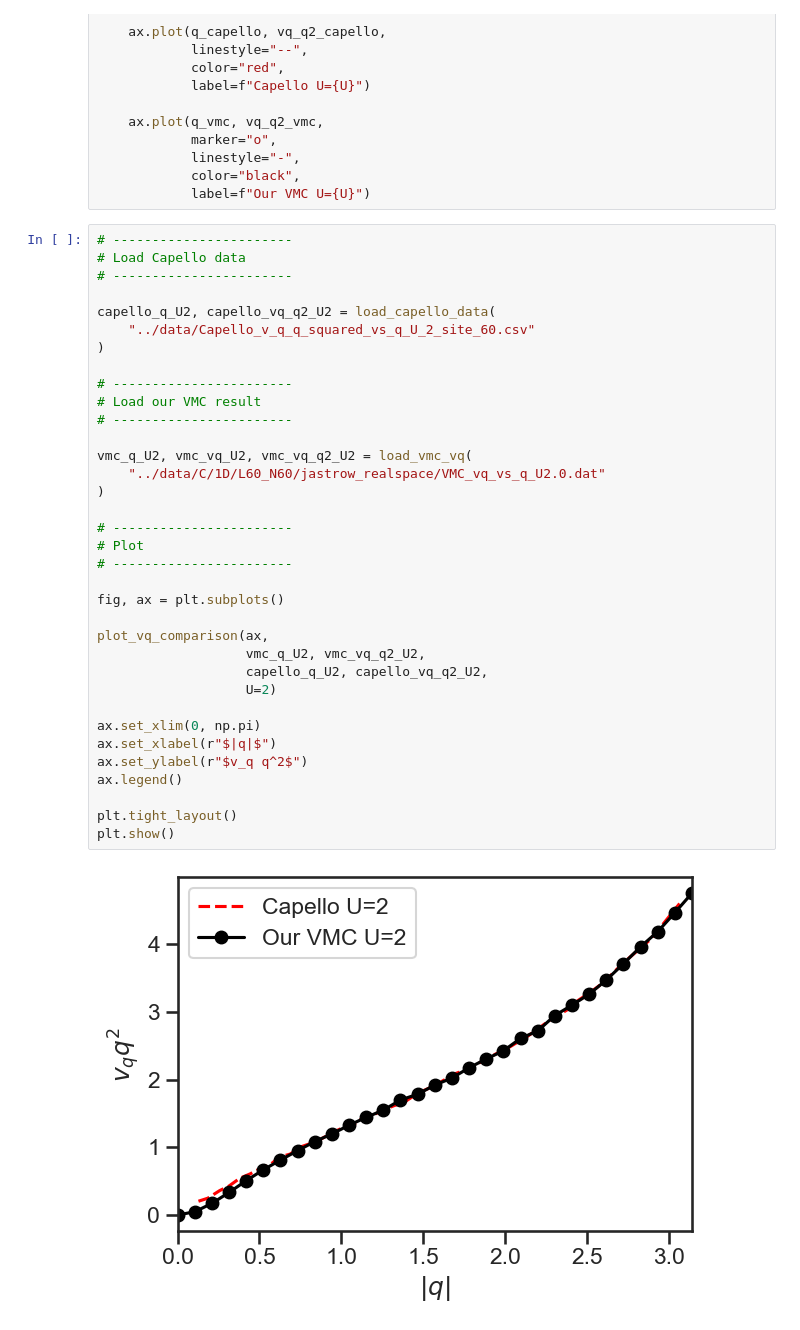
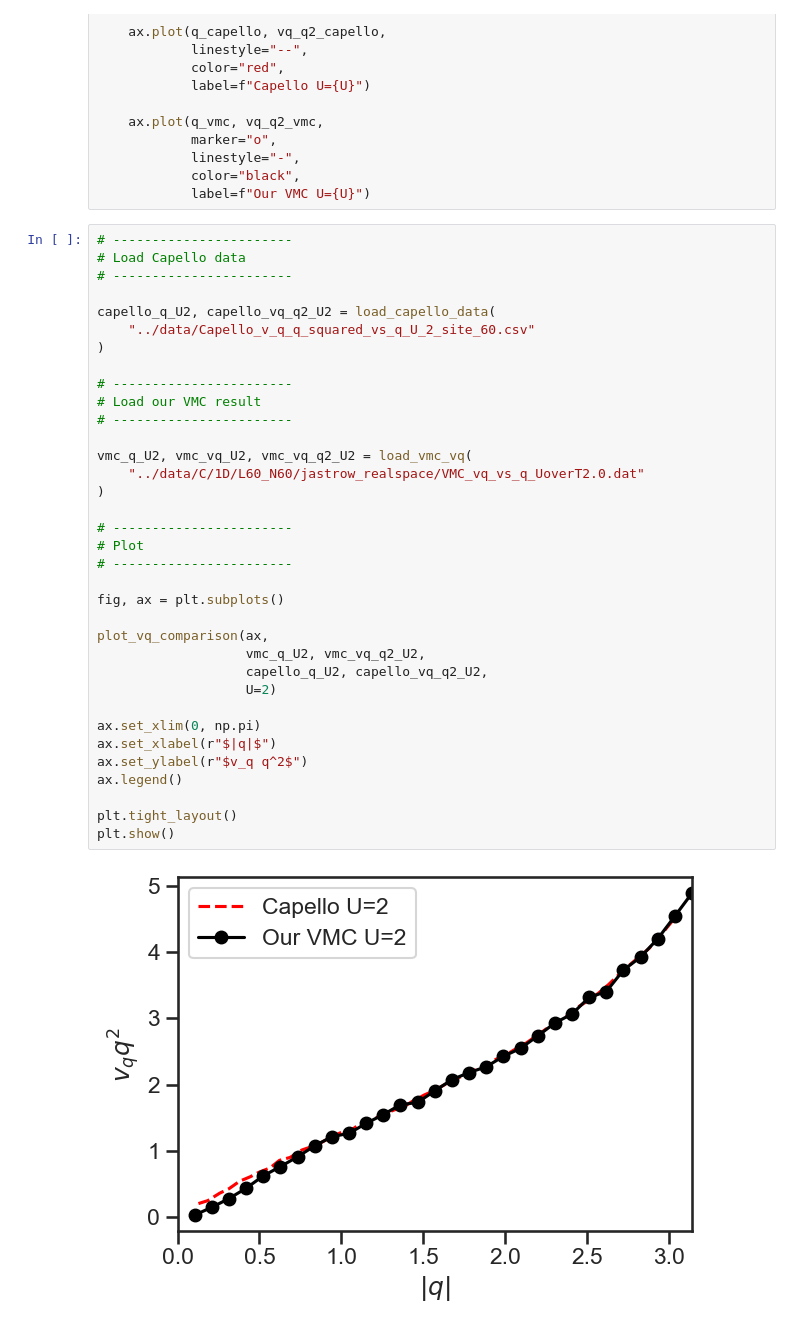
Before and after one commit to wmallah/Bose_Hubbard_VMC, a Jupyter notebook: VMCBoseHubbard/analysis_scripts/Capello_comparison.ipynb, the cells around one changed output. Drawn from its saved outputs; the diff is of its cells as text.

```diff
--- a/VMCBoseHubbard/analysis_scripts/Capello_comparison.ipynb
+++ b/VMCBoseHubbard/analysis_scripts/Capello_comparison.ipynb
@@ -69,35 +69,35 @@ def plot_vq_comparison(ax, q_vmc, vq_q2_vmc,
 capello_q_U2, capello_vq_q2_U2 = load_capello_data(
     "../data/Capello_v_q_q_squared_vs_q_U_2_site_60.csv"
 )
 
 # -----------------------
 # Load our VMC result
 # -----------------------
 
 vmc_q_U2, vmc_vq_U2, vmc_vq_q2_U2 = load_vmc_vq(
-    "../data/C/1D/L60_N60/jastrow_realspace/VMC_vq_vs_q_U2.0.dat"
+    "../data/C/1D/L60_N60/jastrow_realspace/VMC_vq_vs_q_UoverT2.0.dat"
 )
 
 # -----------------------
 # Plot
 # -----------------------
 
 fig, ax = plt.subplots()
 
 plot_vq_comparison(ax,
                    vmc_q_U2, vmc_vq_q2_U2,
                    capello_q_U2, capello_vq_q2_U2,
                    U=2)
 
 ax.set_xlim(0, np.pi)
 ax.set_xlabel(r"$|q|$")
 ax.set_ylabel(r"$v_q q^2$")
 ax.legend()
 
 plt.tight_layout()
 plt.show()
 # %% [output]
-[figure, old version]
+[figure, new version]
 # %%
 # VMC and Capello U = 2.0 60 sites data
 Capello_q_U2, Capello_vq_q2_U2 = load_capello_data("../data/Capello_v_q_q_squared_vs_q_U_2_site_60.csv")
```
Also changed, not shown: parts of 15 cells of this notebook, 15 other files.
